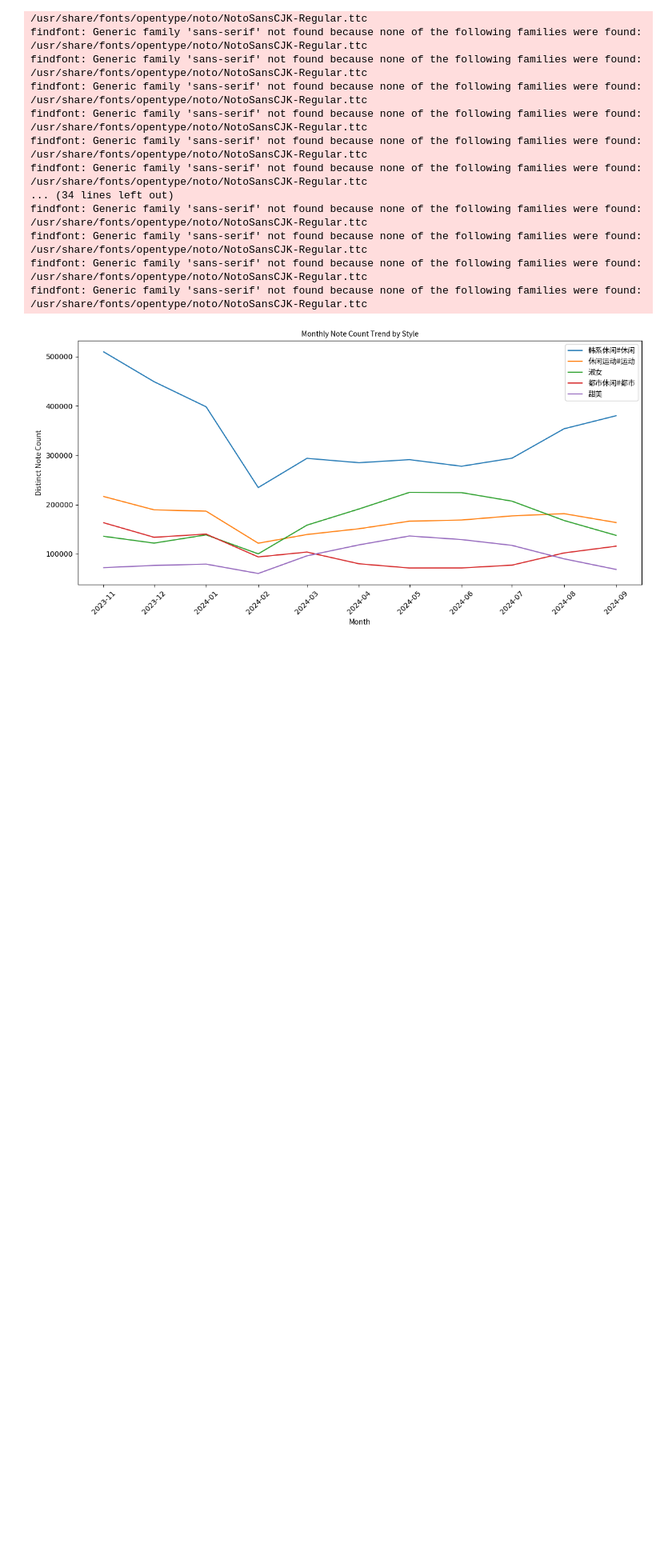
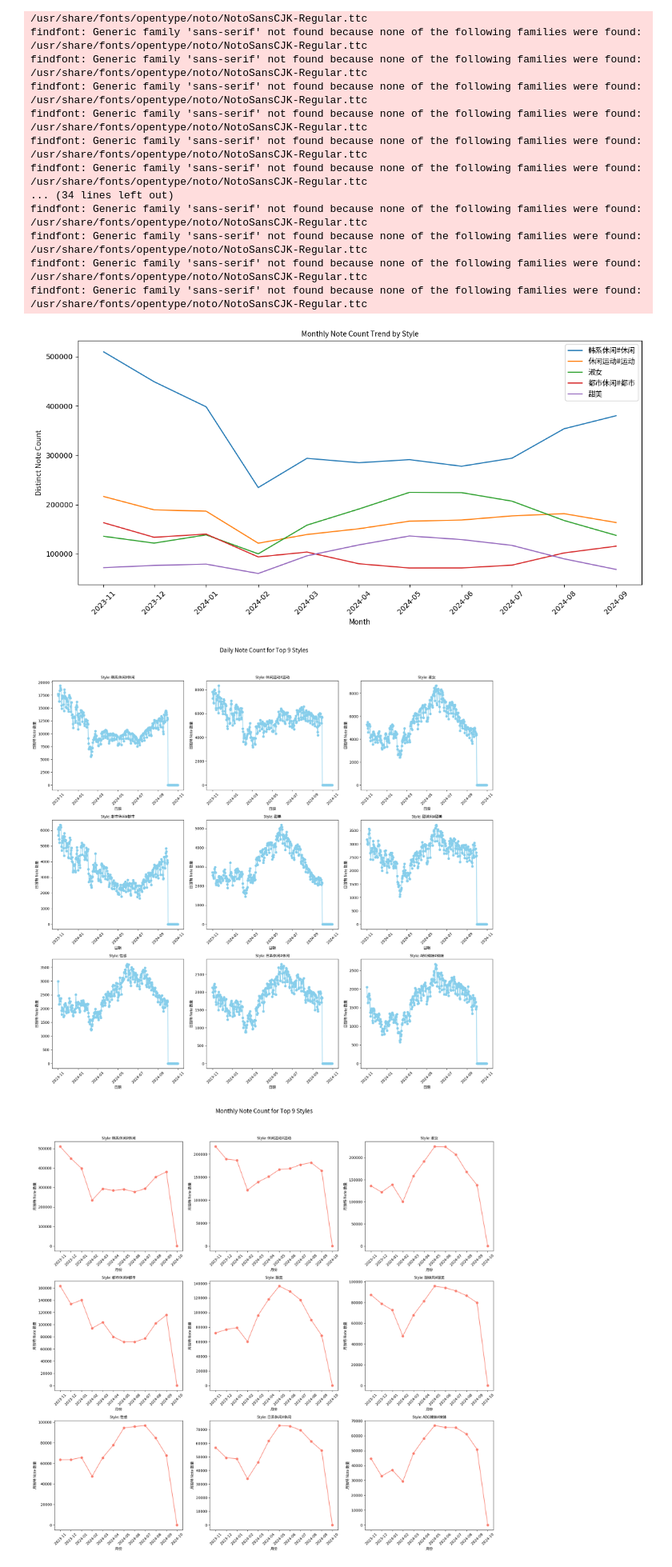
Before and after one commit to diandianyilin/Fashion-Cycle, a Jupyter notebook: xhs/descriptive.ipynb, the cells around one changed output. Shown at 80% size. Drawn from its saved outputs; the diff is of its cells as text; code cells hidden in the pictures; blank space fills up the shorter version.

```diff
--- a/xhs/descriptive.ipynb
+++ b/xhs/descriptive.ipynb
@@ -397,55 +397,70 @@ data = pd.read_csv(file_path, encoding='utf-8', engine='python')
 
 # 转换 'publish_time' 为日期格式，并提取天和月份
 data['publish_time'] = pd.to_datetime(data['publish_time'], errors='coerce')
 data['publish_day'] = data['publish_time'].dt.date
 data['publish_month'] = data['publish_time'].dt.to_period('M')
 
 # 按 style_new 和 publish_day 聚合独特 note_id 的日级计数
 daily_counts = data.groupby(['style_new', 'publish_day'])['note_id'].nunique().reset_index(name='daily_note_count')
 
 # 按 style_new 和 publish_month 聚合独特 note_id 的月级计数
 monthly_counts = data.groupby(['style_new', 'publish_month'])['note_id'].nunique().reset_index(name='monthly_note_count')
 
-# 找到 distinct note_id 数量最高的前 5 个风格
-top_5_styles = data.groupby('style_new')['note_id'].nunique().nlargest(5).index
+# 找到 distinct note_id 数量最高的前 9 个风格
+top_9_styles = data.groupby('style_new')['note_id'].nunique().nlargest(9).index
 
-# 过滤前 5 个风格的数据
-daily_counts = daily_counts[daily_counts['style_new'].isin(top_5_styles)]
-monthly_counts = monthly_counts[monthly_counts['style_new'].isin(top_5_styles)]
+# 过滤前 9 个风格的数据
+daily_counts = daily_counts[daily_counts['style_new'].isin(top_9_styles)]
+monthly_counts = monthly_counts[monthly_counts['style_new'].isin(top_9_styles)]
 
 # 定义日期范围和月份范围
 date_range = pd.date_range(start='2023-11-01', end='2024-10-31', freq='D')
 month_range = pd.period_range(start='2023-11', end='2024-10', freq='M')
 
 # 加载中文字体
 chinese_font = FontProperties(fname='/usr/share/fonts/opentype/noto/NotoSansCJK-Regular.ttc')
 
-# 为每个 style 生成两张图
-for style in top_5_styles:
-    # Daily Plot
+# 创建第一个 3x3 图布局，用于日级数据
+fig_daily, axes_daily = plt.subplots(3, 3, figsize=(18, 18))
+fig_daily.suptitle('Daily Note Count for Top 9 Styles', fontproperties=chinese_font, fontsize=16)
+
+for i, style in enumerate(top_9_styles):
     style_daily_data = daily_counts[daily_counts['style_new'] == style]
     style_daily_data = style_daily_data.set_index('publish_day').reindex(date_range, fill_value=0).reset_index()
+    style_daily_data = style_daily_data[['index', 'daily_note_count']]  # 只选择所需的两列
     style_daily_data.columns = ['publish_day', 'daily_note_count']
 
-    plt.figure(figsize=(10, 6))
-    plt.plot(style_daily_data['publish_day'], style_daily_data['daily_note_count'], marker='o', color='skyblue')
-    plt.title(f'Daily Note Count for Style: {style}', fontproperties=chinese_font)
-    plt.xlabel('日期', fontproperties=chinese_font)  # 'Date' in Chinese
-    plt.ylabel('日独特 Note 数量', fontproperties=chinese_font)  # 'Daily Distinct Note Count' in Chinese
-    plt.xticks(rotation=45)
-    plt.tight_layout()
-    plt.show()
+    ax = axes_daily[i // 3, i % 3]
+    ax.plot(style_daily_data['publish_day'], style_daily_data['daily_note_count'], marker='o', color='skyblue')
+    ax.set_title(f'Style: {style}', fontproperties=chinese_font)
+    ax.set_xlabel('日期', fontproperties=chinese_font)  # 'Date' in Chinese
+    ax.set_ylabel('日独特 Note 数量', fontproperties=chinese_font)  # 'Daily Distinct Note Count' in Chinese
+    ax.tick_params(axis='x', rotation=45)
 
-    # Monthly Plot
+# 调整日级图布局
+plt.tight_layout(rect=[0, 0.03, 1, 0.95])
+plt.show()
+
+# 创建第二个 3x3 图布局，用于月级数据
+fig_monthly, axes_monthly = plt.subplots(3, 3, figsize=(18, 18))
+fig_monthly.suptitle('Monthly Note Count for Top 9 Styles', fontproperties=chinese_font, fontsize=16)
+
+for i, style in enumerate(top_9_styles):
     style_monthly_data = monthly_counts[monthly_counts['style_new'] == style]
     style_monthly_data = style_monthly_data.set_index('publish_month').reindex(month_range, fill_value=0).reset_index()
+    style_monthly_data = style_monthly_data[['index', 'monthly_note_count']]  # 只选择所需的两列
     style_monthly_data.columns = ['publish_month', 'monthly_note_count']
 
-    plt.figure(figsize=(10, 6))
-    plt.plot(style_monthly_data['publish_month'].astype(str), style_monthly_data['monthly_note_count'], marker='o', color='salmon')
-    plt.title(f'Monthly Note Count for Style: {style}', fontproperties=chinese_font)
-    plt.xlabel('月份', fontproperties=chinese_font)  # 'Month' in Chinese
-    plt.ylabel('月独特 Note 数量', fontproperties=chinese_font)  # 'Monthly Distinct Note Count' in Chinese
-    plt.xticks(rotation=45)
-    plt.tight_layout()
-    plt.show()
+    ax = axes_monthly[i // 3, i % 3]
+    ax.plot(style_monthly_data['publish_month'].astype(str), style_monthly_data['monthly_note_count'], marker='o', color='salmon')
+    ax.set_title(f'Style: {style}', fontproperties=chinese_font)
+    ax.set_xlabel('月份', fontproperties=chinese_font)  # 'Month' in Chinese
+    ax.set_ylabel('月独特 Note 数量', fontproperties=chinese_font)  # 'Monthly Distinct Note Count' in Chinese
+    ax.tick_params(axis='x', rotation=45)
+
+# 调整月级图布局
+plt.tight_layout(rect=[0, 0.03, 1, 0.95])
+plt.show()
+# %% [output]
+[figure, added]
+[figure, added]
```
Also changed, not shown: 2 other files.
